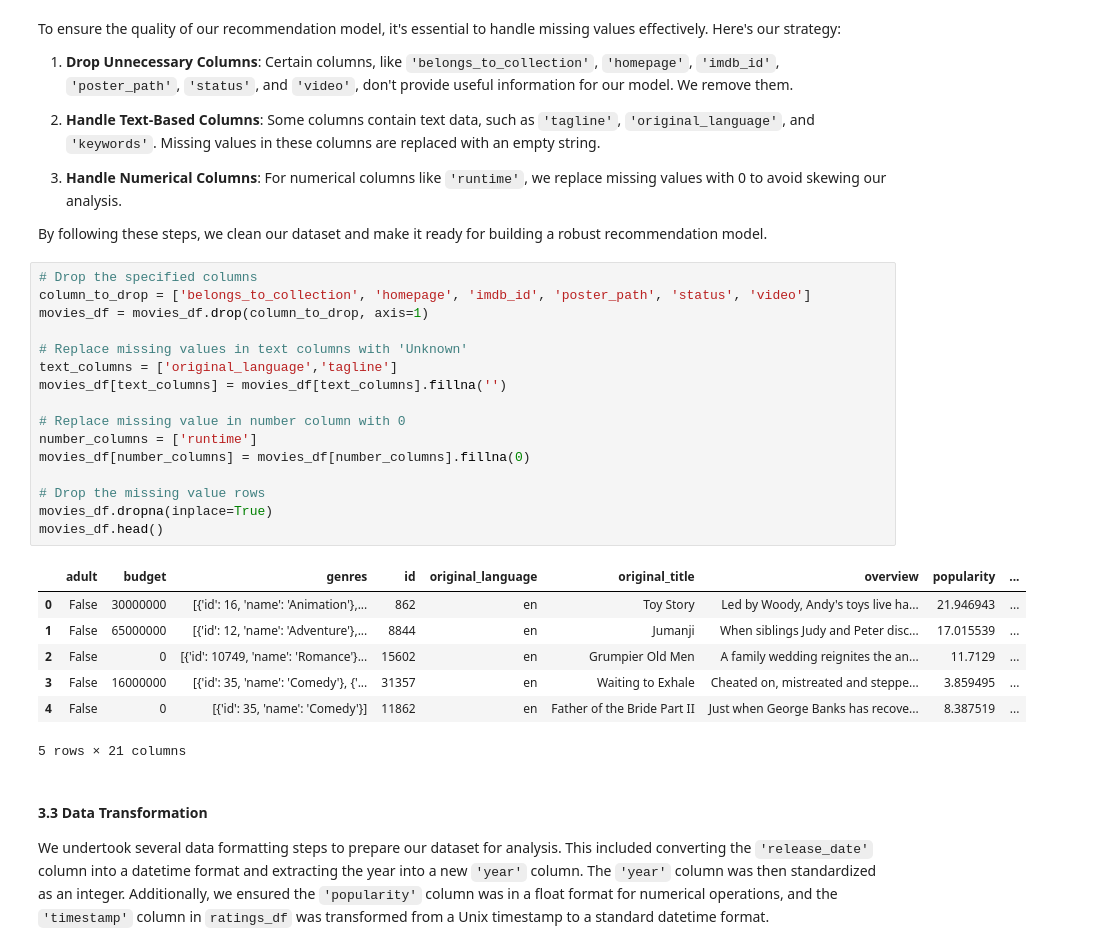
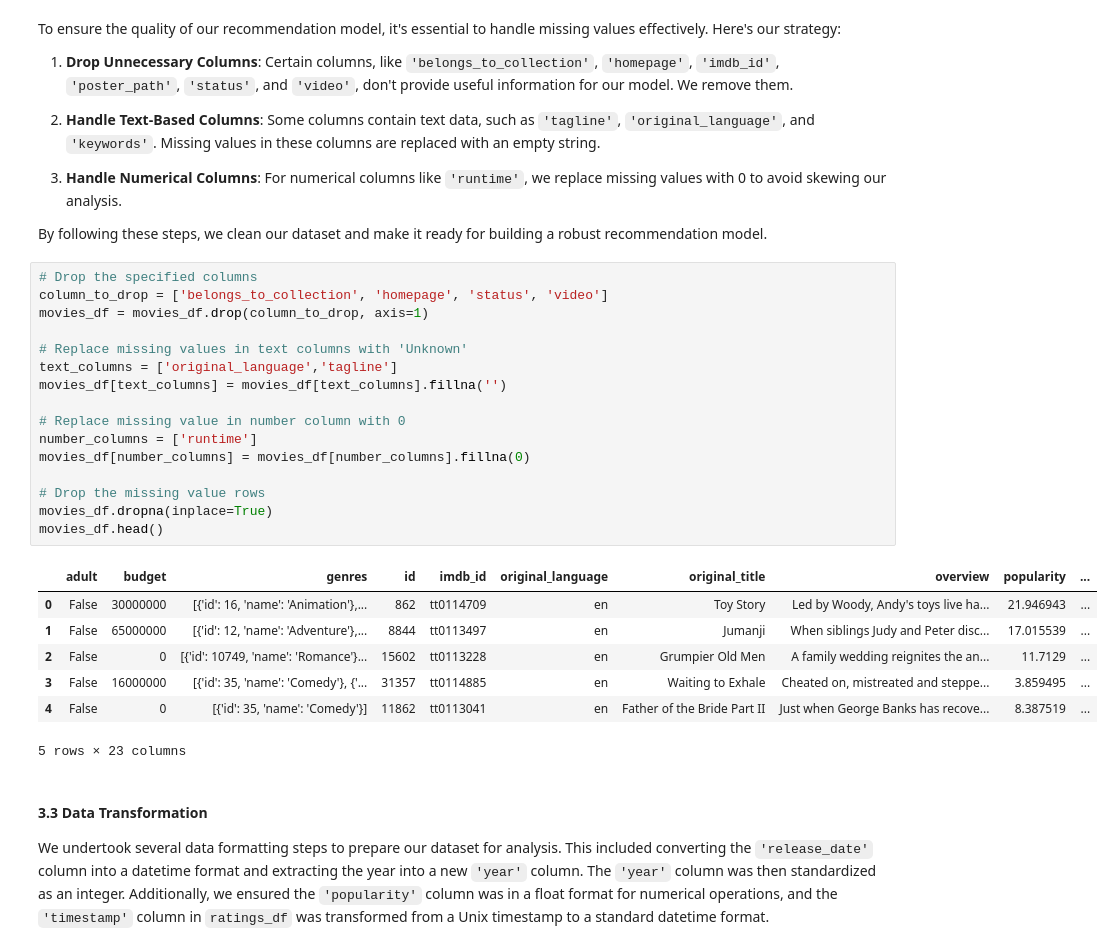
Before and after one commit to bagusmur1997/Recomender-System, a Jupyter notebook: Movie Recomender System.ipynb, the cells around one changed output. Saved outputs shown, nothing was run; the diff lists cells and outputs as text.

```diff
--- a/Movie Recomender System.ipynb
+++ b/Movie Recomender System.ipynb
@@ -165,28 +166,28 @@ To ensure the quality of our recommendation model, it's essential to handle miss
 By following these steps, we clean our dataset and make it ready for building a robust recommendation model.
 # %%
 # Drop the specified columns
-column_to_drop = ['belongs_to_collection', 'homepage', 'imdb_id', 'poster_path', 'status', 'video']
+column_to_drop = ['belongs_to_collection', 'homepage', 'status', 'video']
 movies_df = movies_df.drop(column_to_drop, axis=1)
 
 # Replace missing values in text columns with 'Unknown'
 text_columns = ['original_language','tagline']
 movies_df[text_columns] = movies_df[text_columns].fillna('')
 
 # Replace missing value in number column with 0
 number_columns = ['runtime']
 movies_df[number_columns] = movies_df[number_columns].fillna(0)
 
 # Drop the missing value rows
 movies_df.dropna(inplace=True)
 movies_df.head()
 # %% [output]
-|  | adult | budget | genres | id | original_language | original_title | overview | popularity | ... |
-| 0 | False | 30000000 | [{'id': 16, 'name': 'Animation'},... | 862 | en | Toy Story | Led by Woody, Andy's toys live ha... | 21.946943 | ... |
-| 1 | False | 65000000 | [{'id': 12, 'name': 'Adventure'},... | 8844 | en | Jumanji | When siblings Judy and Peter disc... | 17.015539 | ... |
-| 2 | False | 0 | [{'id': 10749, 'name': 'Romance'}... | 15602 | en | Grumpier Old Men | A family wedding reignites the an... | 11.7129 | ... |
-| 3 | False | 16000000 | [{'id': 35, 'name': 'Comedy'}, {'... | 31357 | en | Waiting to Exhale | Cheated on, mistreated and steppe... | 3.859495 | ... |
-| 4 | False | 0 | [{'id': 35, 'name': 'Comedy'}] | 11862 | en | Father of the Bride Part II | Just when George Banks has recove... | 8.387519 | ... |
+|  | adult | budget | genres | id | imdb_id | original_language | original_title | overview | popularity | ... |
+| 0 | False | 30000000 | [{'id': 16, 'name': 'Animation'},... | 862 | tt0114709 | en | Toy Story | Led by Woody, Andy's toys live ha... | 21.946943 | ... |
+| 1 | False | 65000000 | [{'id': 12, 'name': 'Adventure'},... | 8844 | tt0113497 | en | Jumanji | When siblings Judy and Peter disc... | 17.015539 | ... |
+| 2 | False | 0 | [{'id': 10749, 'name': 'Romance'}... | 15602 | tt0113228 | en | Grumpier Old Men | A family wedding reignites the an... | 11.7129 | ... |
+| 3 | False | 16000000 | [{'id': 35, 'name': 'Comedy'}, {'... | 31357 | tt0114885 | en | Waiting to Exhale | Cheated on, mistreated and steppe... | 3.859495 | ... |
+| 4 | False | 0 | [{'id': 35, 'name': 'Comedy'}] | 11862 | tt0113041 | en | Father of the Bride Part II | Just when George Banks has recove... | 8.387519 | ... |
-5 rows × 21 columns
+5 rows × 23 columns
 # %% [markdown]
 #### 3.3 Data Transformation
 We undertook several data formatting steps to prepare our dataset for analysis. This included converting the `'release_date'` column into a datetime format and extracting the year into a new `'year'` column. The `'year'` column was then standardized as an integer. Additionally, we ensured the `'popularity'` column was in a float format for numerical operations, and the `'timestamp'` column in `ratings_df` was transformed from a Unix timestamp to a standard datetime format.
```
Also changed, not shown: parts of 53 cells of this notebook.
